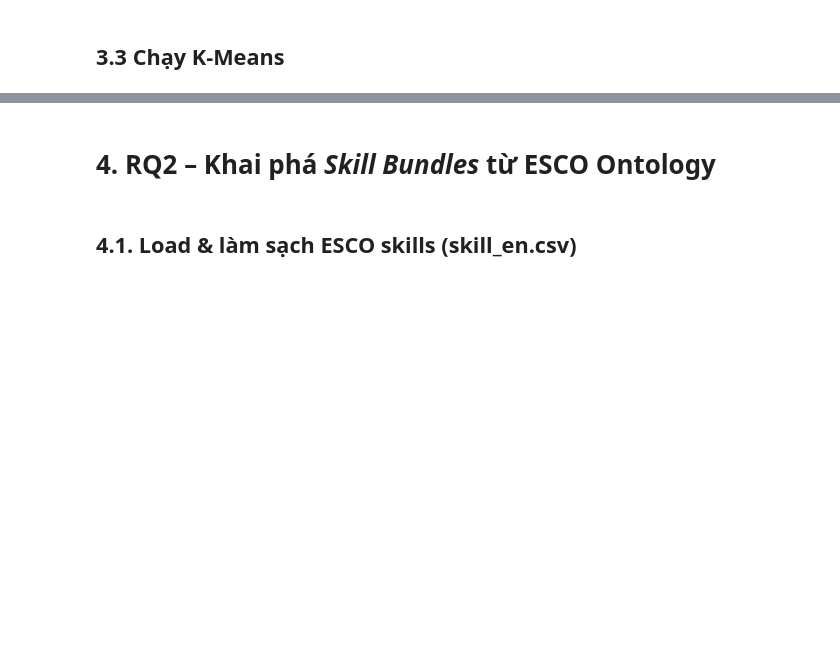
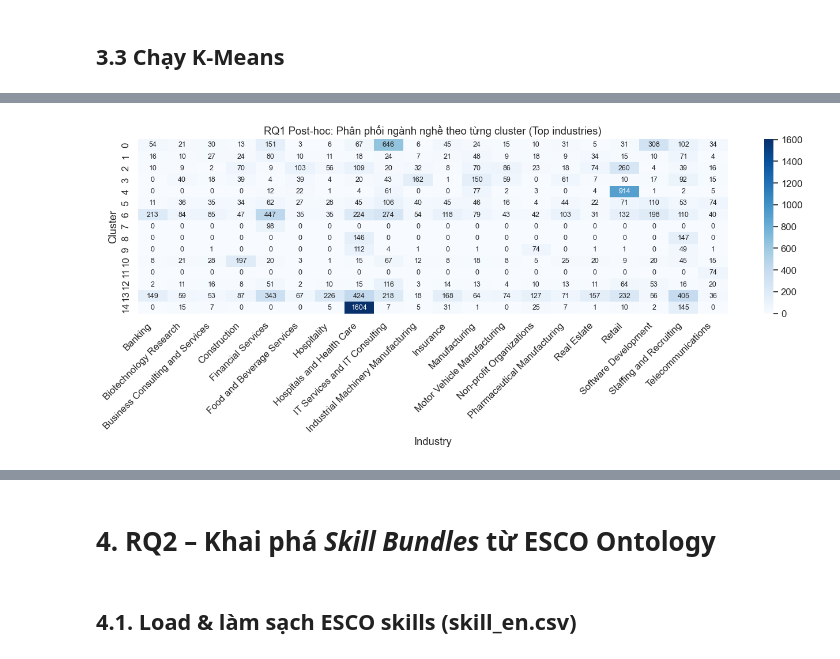
Before and after one commit to QuangMinh03042005/sgu25_kpdl, a Jupyter notebook: final/notebooks/research.ipynb, the cells around one changed output, grey strips where cells are left out. Saved outputs shown, nothing was run; the diff lists cells and outputs as text; code cells hidden in the pictures; blank space fills up the shorter version.

```diff
--- a/final/notebooks/research.ipynb
+++ b/final/notebooks/research.ipynb
@@ -780,0 +776,13 @@ Một số lĩnh vực như **sales**, **marketing**, **customer service** xuấ
+# %%
+
+cluster_industry_dist = (
+    cluster_ind_df
+    .groupby(["cluster", "industry_name"])
+    .size()
+    .reset_index(name="count")
+    .sort_values(["cluster", "count"], ascending=[True, False])
+)
+
+TOP_N = 5
+top_ind_by_cluster = cluster_industry_dist.groupby("cluster").head(TOP_N)
+top_ind_by_cluster.head(30)
@@ -780,0 +807,36 @@ Một số lĩnh vực như **sales**, **marketing**, **customer service** xuấ
+# %%
+
+TOP_INDUSTRIES = 20
+top_industries = (
+    cluster_industry_dist.groupby("industry_name")["count"].sum()
+    .sort_values(ascending=False)
+    .head(TOP_INDUSTRIES)
+    .index
+)
+
+heat_df = cluster_industry_dist[cluster_industry_dist["industry_name"].isin(top_industries)]
+
+pivot = heat_df.pivot_table(
+    index="cluster",
+    columns="industry_name",
+    values="count",
+    aggfunc="sum",
+    fill_value=0
+)
+
+plt.figure(figsize=(14, 6))
+sns.heatmap(
+    pivot,
+    cmap="Blues",
+    annot=True,          # HIỆN SỐ
+    fmt=".0f",           # số nguyên
+    annot_kws={"size": 9}
+)
+plt.xticks(rotation=45, ha="right")
+plt.title("RQ1 Post-hoc: Phân phối ngành nghề theo từng cluster (Top industries)")
+plt.xlabel("Industry")
+plt.ylabel("Cluster")
+plt.tight_layout()
+plt.show()
+# %% [output]
+[figure, added]
```
Also changed, not shown: parts of 23 cells of this notebook, 2 other files.
